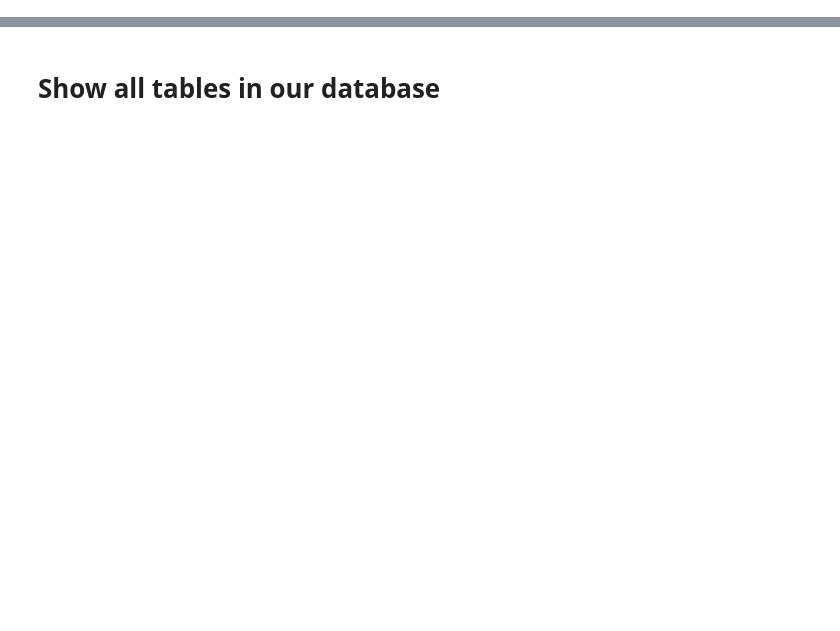
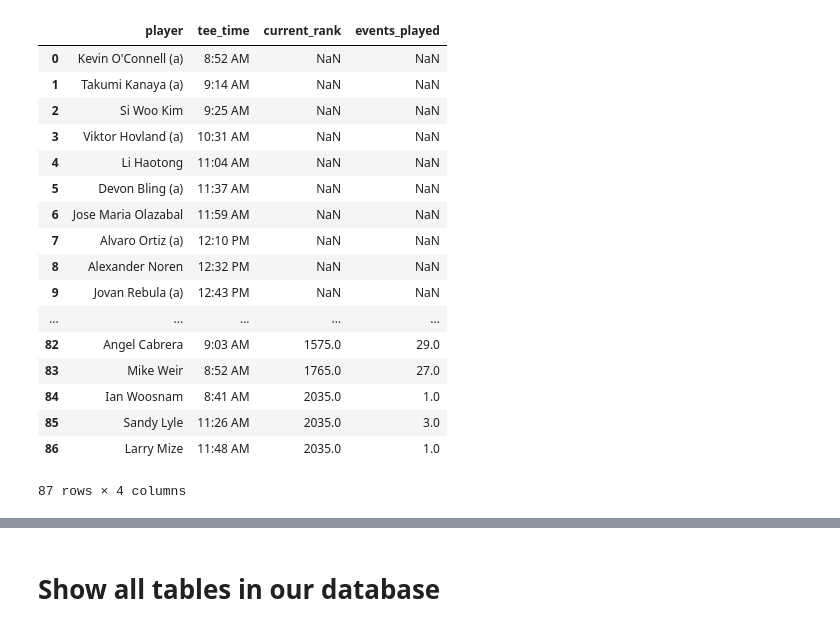
Before and after one commit to jbarton311/donkey_golf, a Jupyter notebook: jupyter_notebooks/data_scraping.ipynb, the cells around one changed output, grey strips where cells are left out. Drawn from its saved outputs; the diff is of its cells as text; code cells hidden in the pictures; blank space fills up the shorter version.

```diff
--- a/jupyter_notebooks/data_scraping.ipynb
+++ b/jupyter_notebooks/data_scraping.ipynb
@@ -7,0 +38,2 @@ cd ../donkey_golf/
+# %%
+du.run_sql('SELECT * FROM pre_tourney LIMIT 5')
@@ -7,0 +47,26 @@ cd ../donkey_golf/
+# %%
+def pull_
+sql = '''SELECT a.*, b.current_rank, b.events_played FROM pre_tourney a
+LEFT JOIN rankings b ON a.player=b.player
+ORDER BY current_rank
+'''
+du.run_sql(sql)
+# %% [output]
+|  | player | tee_time | current_rank | events_played |
+| 0 | Kevin O'Connell (a) | 8:52 AM | NaN | NaN |
+| 1 | Takumi Kanaya (a) | 9:14 AM | NaN | NaN |
+| 2 | Si Woo Kim | 9:25 AM | NaN | NaN |
+| 3 | Viktor Hovland (a) | 10:31 AM | NaN | NaN |
+| 4 | Li Haotong | 11:04 AM | NaN | NaN |
+| 5 | Devon Bling (a) | 11:37 AM | NaN | NaN |
+| 6 | Jose Maria Olazabal | 11:59 AM | NaN | NaN |
+| 7 | Alvaro Ortiz (a) | 12:10 PM | NaN | NaN |
+| 8 | Alexander Noren | 12:32 PM | NaN | NaN |
+| 9 | Jovan Rebula (a) | 12:43 PM | NaN | NaN |
+| ... | ... | ... | ... | ... |
+| 82 | Angel Cabrera | 9:03 AM | 1575.0 | 29.0 |
+| 83 | Mike Weir | 8:52 AM | 1765.0 | 27.0 |
+| 84 | Ian Woosnam | 8:41 AM | 2035.0 | 1.0 |
+| 85 | Sandy Lyle | 11:26 AM | 2035.0 | 3.0 |
+| 86 | Larry Mize | 11:48 AM | 2035.0 | 1.0 |
+87 rows × 4 columns
```
Also changed, not shown: parts of 9 cells of this notebook, 5 other files.
